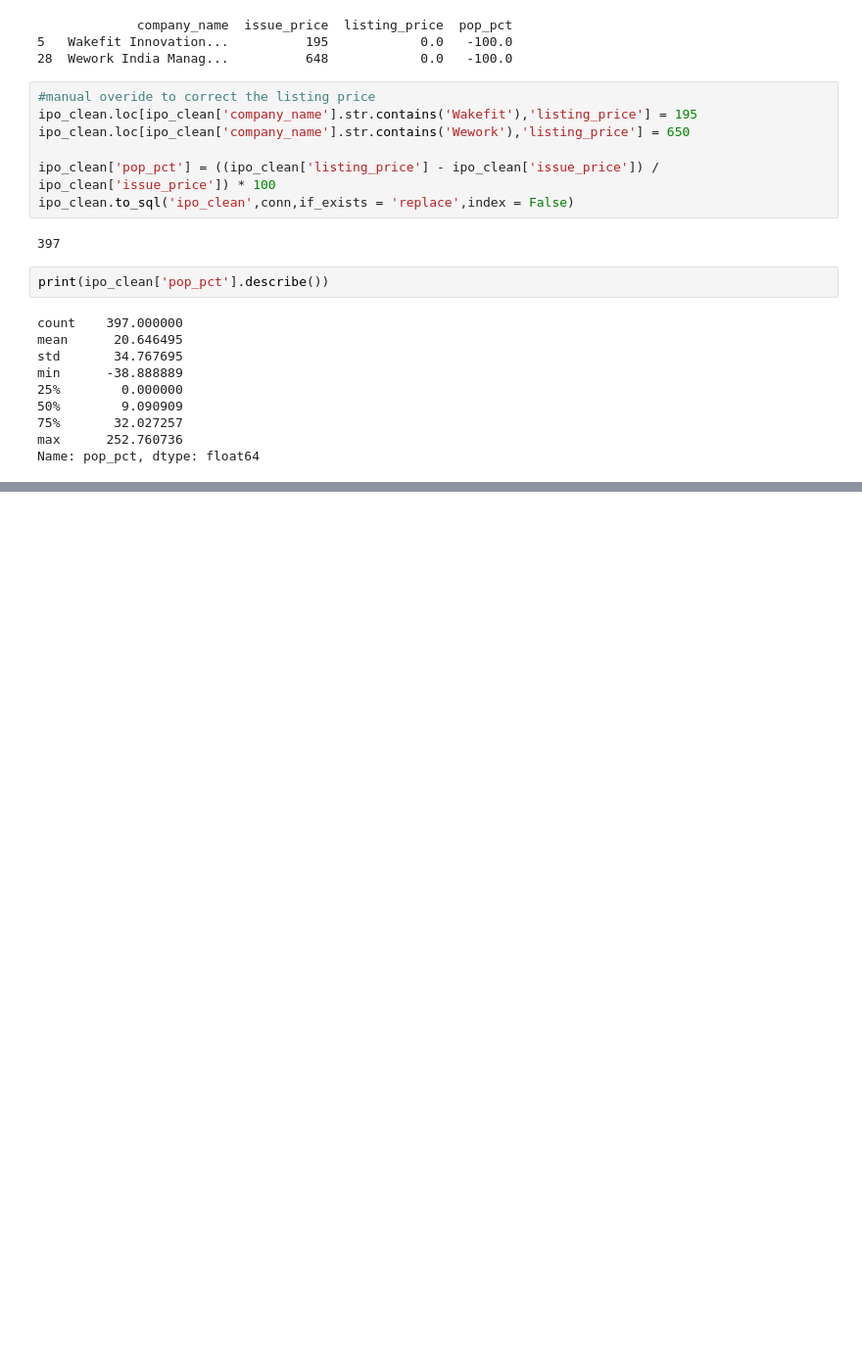
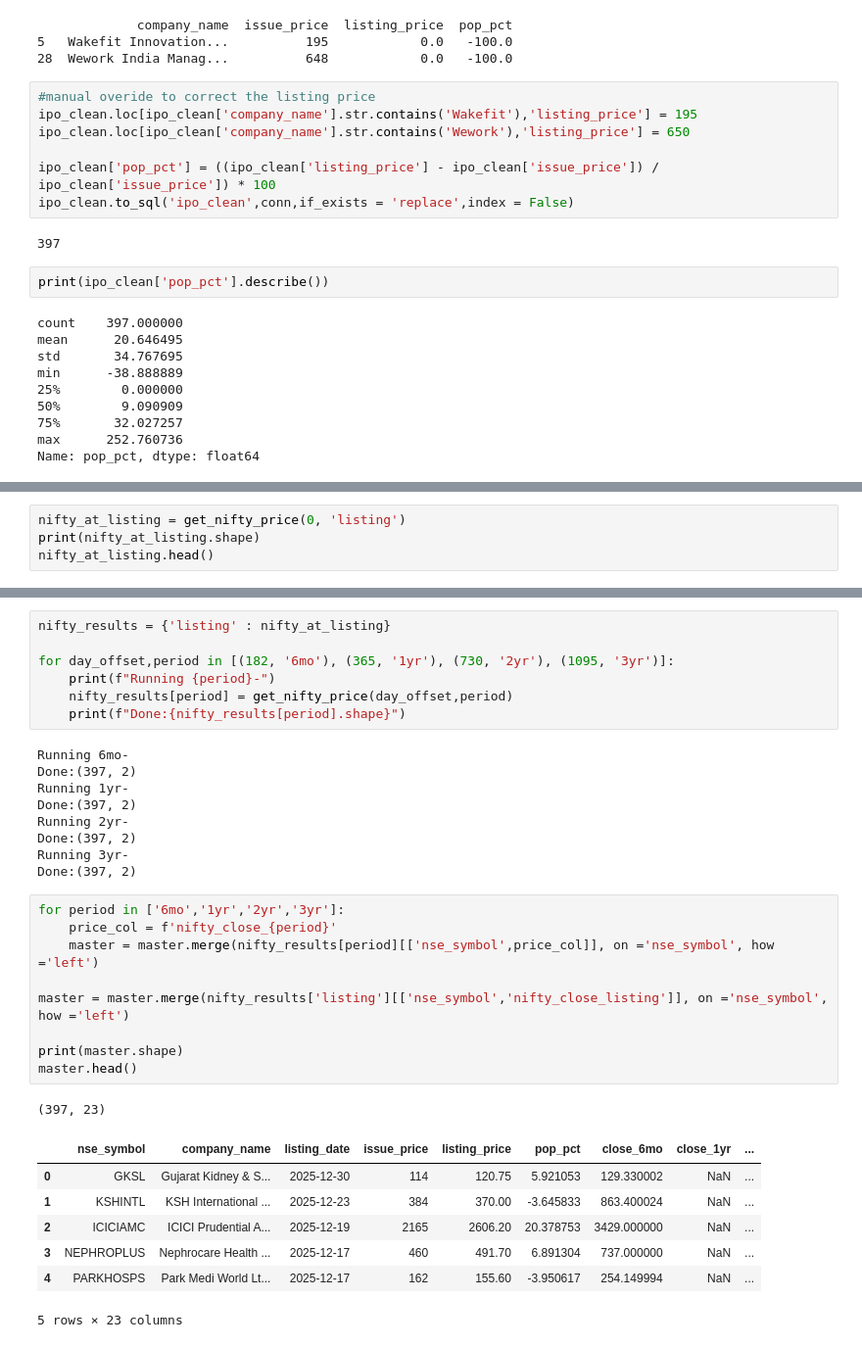
Before and after one commit to sajalmundra/nse-ipo-cohort-analysis, a Jupyter notebook: notebooks/03_sql_return_calculations.ipynb, the cells around one changed output, grey strips where cells are left out. Shown at 98% size. Cells and saved outputs as stored; diff of their text form; blank space fills up the shorter version.

```diff
--- a/notebooks/03_sql_return_calculations.ipynb
+++ b/notebooks/03_sql_return_calculations.ipynb
@@ -78,0 +264,4 @@ Name: pop_pct, dtype: float64
+# %%
+nifty_at_listing = get_nifty_price(0, 'listing')
+print(nifty_at_listing.shape)
+nifty_at_listing.head()
@@ -78,0 +276,34 @@ Name: pop_pct, dtype: float64
+# %%
+nifty_results = {'listing' : nifty_at_listing}
+
+for day_offset,period in [(182, '6mo'), (365, '1yr'), (730, '2yr'), (1095, '3yr')]:
+    print(f"Running {period}-")
+    nifty_results[period] = get_nifty_price(day_offset,period)
+    print(f"Done:{nifty_results[period].shape}")
+# %% [output]
+Running 6mo-
+Done:(397, 2)
+Running 1yr-
+Done:(397, 2)
+Running 2yr-
+Done:(397, 2)
+Running 3yr-
+Done:(397, 2)
+# %%
+for period in ['6mo','1yr','2yr','3yr']:
+    price_col = f'nifty_close_{period}'
+    master = master.merge(nifty_results[period][['nse_symbol',price_col]], on ='nse_symbol', how ='left')
+
+master = master.merge(nifty_results['listing'][['nse_symbol','nifty_close_listing']], on ='nse_symbol', how ='left')
+
+print(master.shape)
+master.head()
+# %% [output]
+(397, 23)
+|  | nse_symbol | company_name | listing_date | issue_price | listing_price | pop_pct | close_6mo | close_1yr | ... |
+| 0 | GKSL | Gujarat Kidney & S... | 2025-12-30 | 114 | 120.75 | 5.921053 | 129.330002 | NaN | ... |
+| 1 | KSHINTL | KSH International ... | 2025-12-23 | 384 | 370.00 | -3.645833 | 863.400024 | NaN | ... |
+| 2 | ICICIAMC | ICICI Prudential A... | 2025-12-19 | 2165 | 2606.20 | 20.378753 | 3429.000000 | NaN | ... |
+| 3 | NEPHROPLUS | Nephrocare Health ... | 2025-12-17 | 460 | 491.70 | 6.891304 | 737.000000 | NaN | ... |
+| 4 | PARKHOSPS | Park Medi World Lt... | 2025-12-17 | 162 | 155.60 | -3.950617 | 254.149994 | NaN | ... |
+5 rows × 23 columns
```
Also changed, not shown: parts of 20 cells of this notebook, 2 other files.
